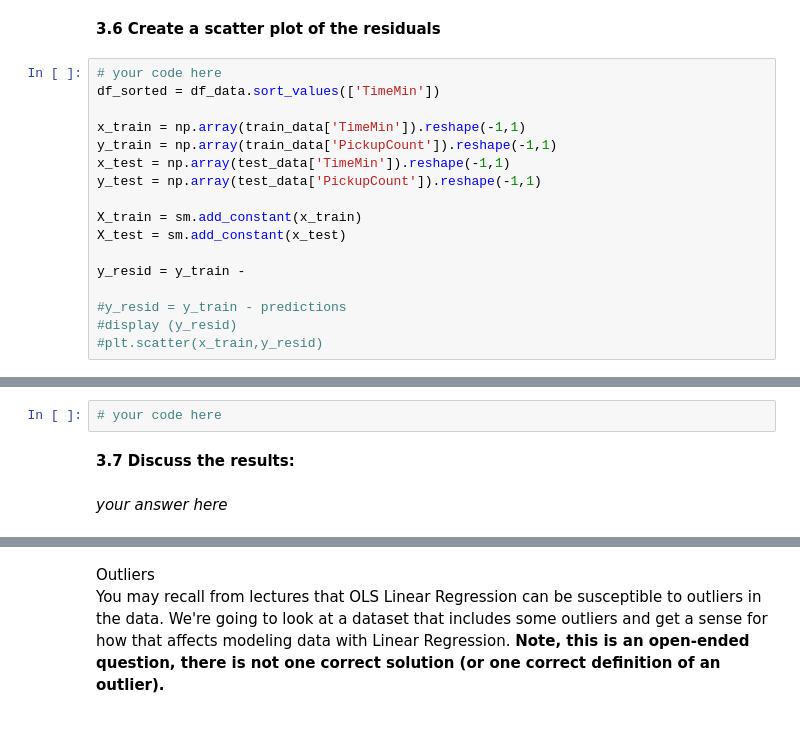
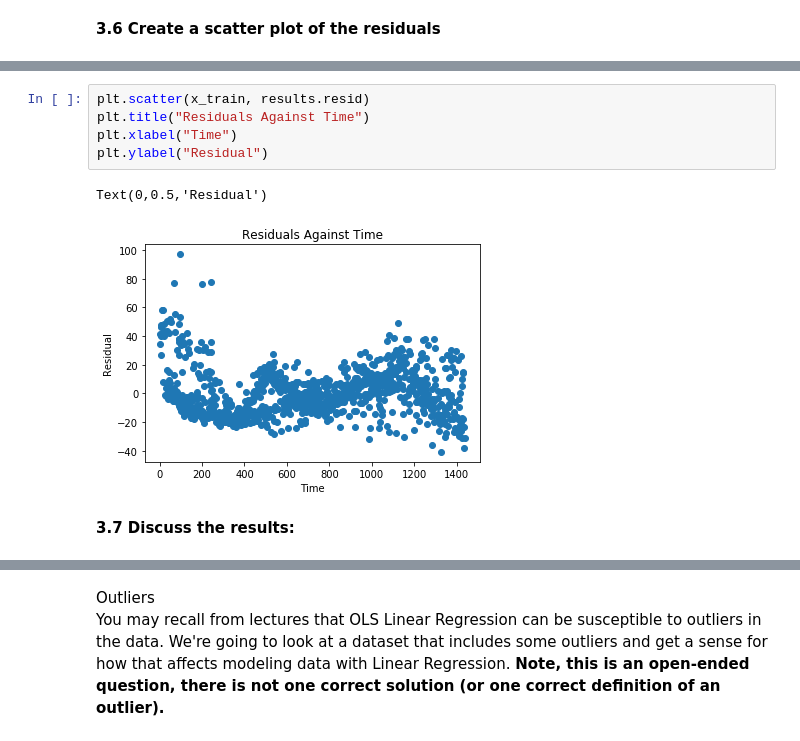
Before and after one commit to tmaounis/cs109a_hw2, a Jupyter notebook: cs109a_hw2_109.ipynb, the cells around one changed output, grey strips where cells are left out. Saved outputs shown, nothing was run; the diff lists cells and outputs as text.

```diff
--- a/cs109a_hw2_109.ipynb
+++ b/cs109a_hw2_109.ipynb
@@ -324,20 +324,3 @@ print ("95% confidence interval for the intercept is " + str(intervals[0]))
 95% confidence interval for the intercept is [14.67514134 18.82606151]
 # %% [markdown]
 **3.6 Create a scatter plot of the residuals**
-# %%
-# your code here
-df_sorted = df_data.sort_values(['TimeMin'])
-
-x_train = np.array(train_data['TimeMin']).reshape(-1,1)
-y_train = np.array(train_data['PickupCount']).reshape(-1,1)
-x_test = np.array(test_data['TimeMin']).reshape(-1,1)
-y_test = np.array(test_data['PickupCount']).reshape(-1,1)
-
-X_train = sm.add_constant(x_train)
-X_test = sm.add_constant(x_test)
-
-y_resid = y_train -
-
-#y_resid = y_train - predictions
-#display (y_resid)
-#plt.scatter(x_train,y_resid)
@@ -354,6 +327,10 @@ ValueError: x and y must be the same size
-# %%
-# your code here
+# %%
+plt.scatter(x_train, results.resid)
+plt.title("Residuals Against Time")
+plt.xlabel("Time")
+plt.ylabel("Residual")
+# %% [output]
+Text(0,0.5,'Residual')
+[figure, added]
 # %% [markdown]
 **3.7 Discuss the results:**
-# %% [markdown]
-*your answer here*
```
Also changed, not shown: parts of 2 cells of this notebook.
